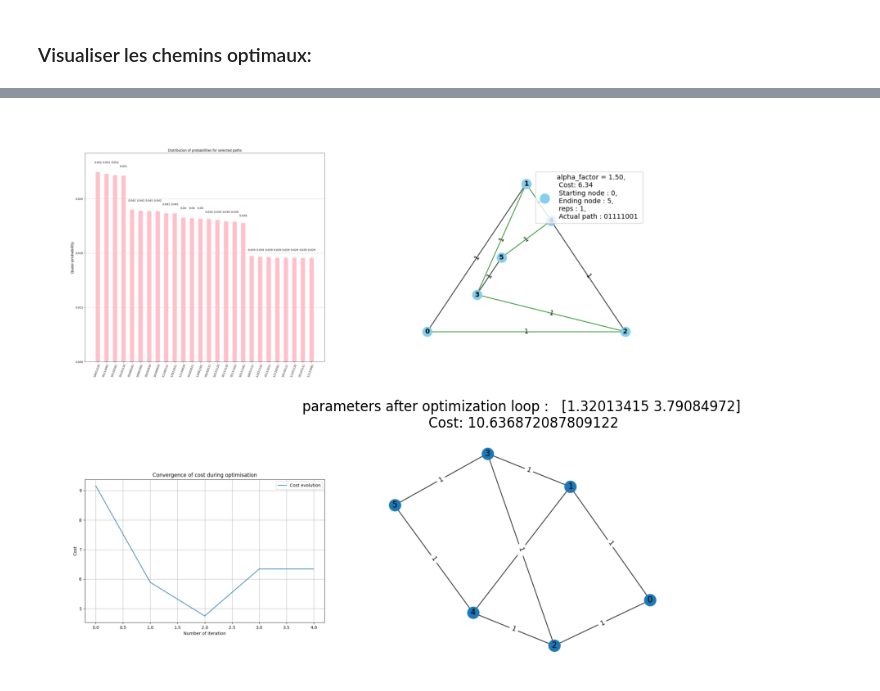
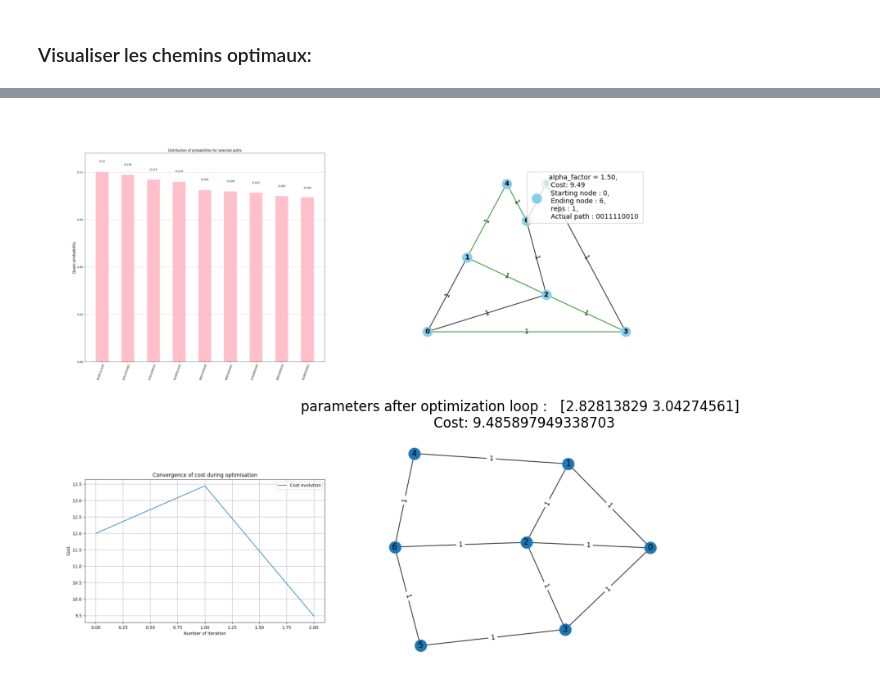
Before and after one commit to scilus/quactography, a Jupyter notebook: scripts/demo.ipynb, the cells around one changed output, grey strips where cells are left out. Saved outputs shown, nothing was run; the diff lists cells and outputs as text; code cells hidden in the pictures.

```diff
--- a/scripts/demo.ipynb
+++ b/scripts/demo.ipynb
@@ -89,34 +71,34 @@ display(Image(filename='opt_paths_0_alpha_1.50.png'))
 import matplotlib.pyplot as plt
 import matplotlib.image as mpimg
 
 # Chargement des quatre images
 image1 = mpimg.imread("visu_selected_dist_0.png")
 image2 = mpimg.imread("opt_paths_0_alpha_1.50.png")
 image3 = mpimg.imread("cost_history_plot.png")
-image4 = mpimg.imread("8_rand_graph_visu.png")
+image4 = mpimg.imread("10_rand_graph_visu.png")
 
 # Création de la figure et des sous-graphiques 2x2
 fig, axs = plt.subplots(2, 2, figsize=(8, 8))
 
 # Ajout des images dans la grille
 axs[0, 0].imshow(image1)
 axs[0, 0].axis("off")  # Masquer les axes
 
 axs[0, 1].imshow(image2)
 axs[0, 1].axis("off")
 
 axs[1, 0].imshow(image3)
 axs[1, 0].axis("off")
 
 axs[1, 1].imshow(image4)
 axs[1, 1].axis("off")
 
 # Ajuster l'espacement entre les sous-graphiques
 plt.tight_layout()
-plt.title('parameters after optimization loop :   [1.32013415 3.79084972]\n Cost: 10.636872087809122')
+plt.title('parameters after optimization loop :   [2.82813829 3.04274561] \n Cost: 9.485897949338703')
 # Sauvegarde de l'image combinée
 # plt.savefig("res_for_5.png", bbox_inches="tight", pad_inches=0.1)
-plt.savefig("8res_opt_loop_1rep_Powell.png", dpi=300, bbox_inches="tight", pad_inches=0.1)
+plt.savefig("10res_opt_loop_1rep_Powell.png", dpi=300, bbox_inches="tight", pad_inches=0.1)
 plt.show()
 # %% [output]
-[figure, old version]
+[figure, new version]
```
Also changed, not shown: parts of 4 cells of this notebook, 8 other files.
